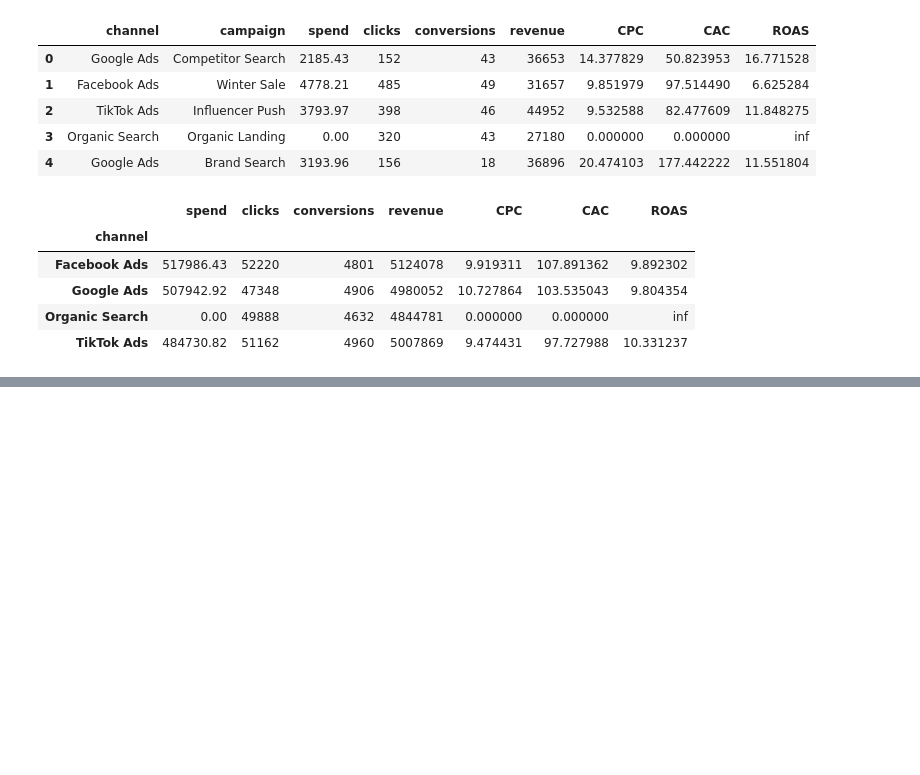
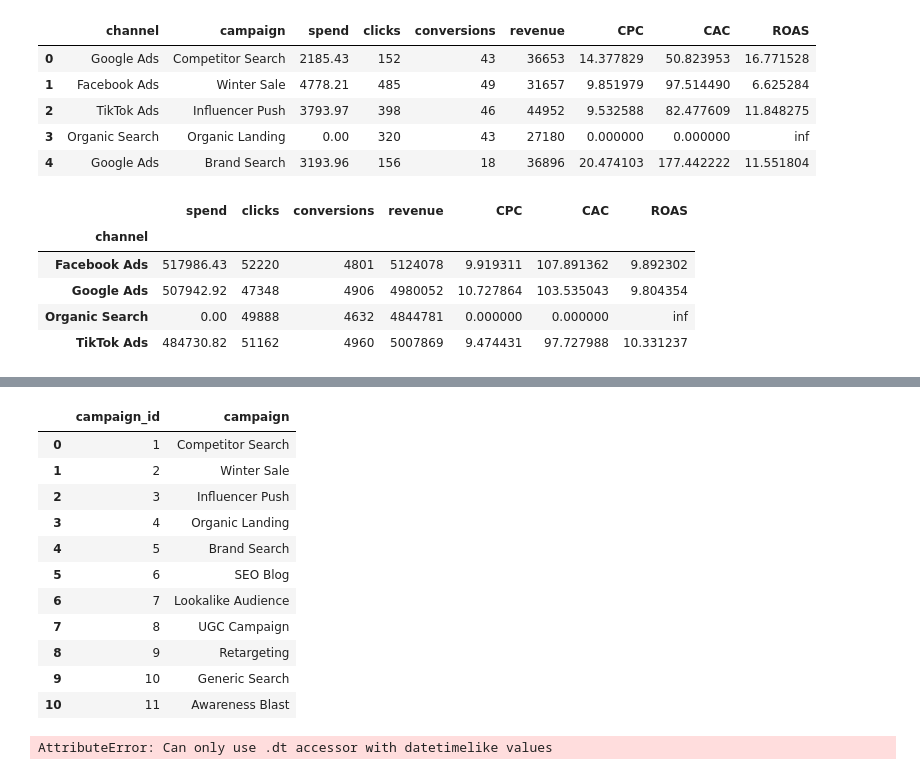
Before and after one commit to MarySabestine/Multi-Touch-Marketing-Attribution-ROI-Dashboard, a Jupyter notebook: notebook/Week3_KPI_Analysis.ipynb, the cells around one changed output, grey strips where cells are left out. Saved outputs shown, nothing was run; the diff lists cells and outputs as text; code cells hidden in the pictures; blank space fills up the shorter version.

```diff
--- a/notebook/Week3_KPI_Analysis.ipynb
+++ b/notebook/Week3_KPI_Analysis.ipynb
@@ -121,0 +139,38 @@ summary
+# %%
+#Dimension: Campaign
+dim_campaign = df[["campaign"]].drop_duplicates().reset_index(drop=True)
+
+dim_campaign["campaign_id"] = range(1, len(dim_campaign) + 1)
+
+dim_campaign = dim_campaign[["campaign_id", "campaign"]]
+
+dim_campaign
+# %% [output]
+|  | campaign_id | campaign |
+| 0 | 1 | Competitor Search |
+| 1 | 2 | Winter Sale |
+| 2 | 3 | Influencer Push |
+| 3 | 4 | Organic Landing |
+| 4 | 5 | Brand Search |
+| 5 | 6 | SEO Blog |
+| 6 | 7 | Lookalike Audience |
+| 7 | 8 | UGC Campaign |
+| 8 | 9 | Retargeting |
+| 9 | 10 | Generic Search |
+| 10 | 11 | Awareness Blast |
+# %%
+#Dimension: Date
+dim_date = pd.DataFrame()
+
+dim_date["date"] = df["date"].drop_duplicates().sort_values().reset_index(drop=True)
+
+dim_date["year"] = dim_date["date"].dt.year
+dim_date["month"] = dim_date["date"].dt.month
+dim_date["month_name"] = dim_date["date"].dt.month_name()
+dim_date["day"] = dim_date["date"].dt.day
+dim_date["weekday"] = dim_date["date"].dt.day_name()
+dim_date["quarter"] = dim_date["date"].dt.quarter
+
+dim_date.head()
+# %% [output]
+AttributeError: Can only use .dt accessor with datetimelike values
```
Also changed, not shown: parts of 6 cells of this notebook, 4 other files.
